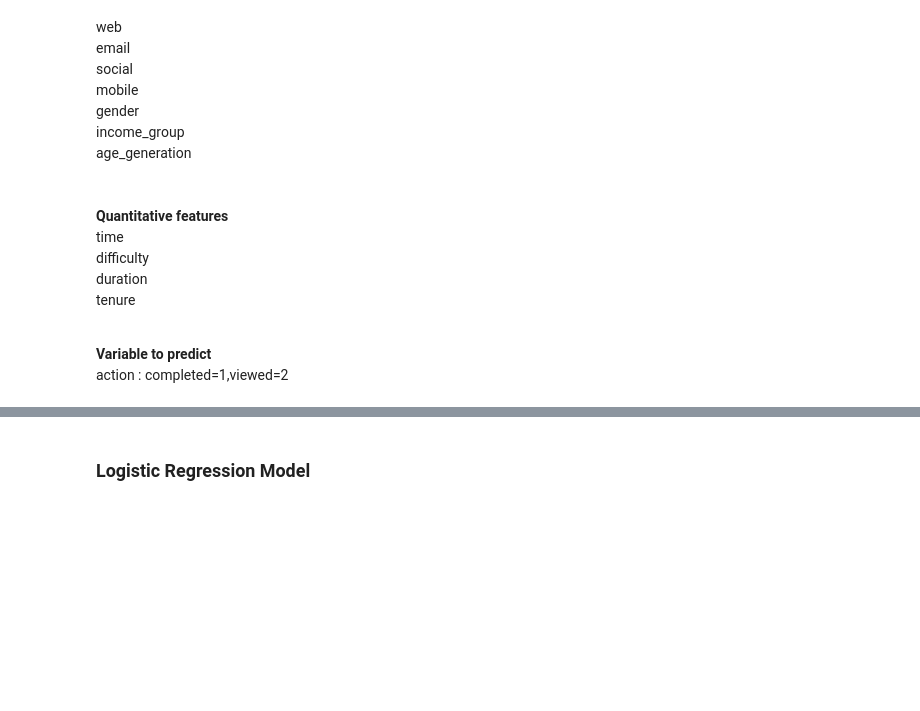
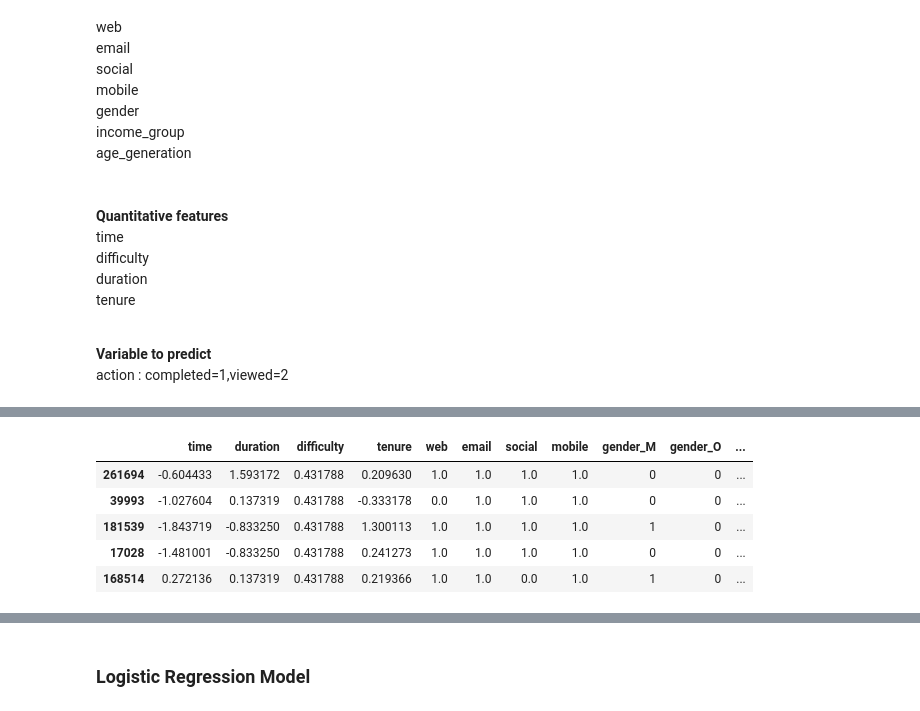
Before and after one commit to data-clash/Starbuck-Capstone-Challenge, a Jupyter notebook: Starbucks_Capstone.ipynb, the cells around one changed output, grey strips where cells are left out. Saved outputs shown, nothing was run; the diff lists cells and outputs as text; code cells hidden in the pictures; blank space fills up the shorter version.

```diff
--- a/Starbucks_Capstone.ipynb
+++ b/Starbucks_Capstone.ipynb
@@ -1101,0 +1128,10 @@ X_train, X_test, y_train, y_test = train_test_split(X, Y, test_size=0.3, random_
+# %%
+data=X_test[['time','duration','difficulty','tenure']]
+cat_data_test =X_test.drop(columns=['time','duration','difficulty','tenure'])
+# transform testing dataabs
+X_test = sc.fit_transform(X_test)
+#create a dataframe to keep both feature name and normalized values
+features_log_std_transform_test = pd.DataFrame(data = data)
+features_log_std_transform_test[col_names] = sc.fit_transform(data)
+# Show an example of a record with scaling applied
+display(features_log_std_transform_test.head(n = 5))
@@ -1102,3 +1158,12 @@ X_train, X_test, y_train, y_test = train_test_split(X, Y, test_size=0.3, random_
+# %%
+X_test.head()
+# %% [output]
+|  | time | duration | difficulty | tenure | web | email | social | mobile | gender_M | gender_O | ... |
+| 261694 | -0.604433 | 1.593172 | 0.431788 | 0.209630 | 1.0 | 1.0 | 1.0 | 1.0 | 0 | 0 | ... |
+| 39993 | -1.027604 | 0.137319 | 0.431788 | -0.333178 | 0.0 | 1.0 | 1.0 | 1.0 | 0 | 0 | ... |
+| 181539 | -1.843719 | -0.833250 | 0.431788 | 1.300113 | 1.0 | 1.0 | 1.0 | 1.0 | 1 | 0 | ... |
+| 17028 | -1.481001 | -0.833250 | 0.431788 | 0.241273 | 1.0 | 1.0 | 1.0 | 1.0 | 0 | 0 | ... |
+| 168514 | 0.272136 | 0.137319 | 0.431788 | 0.219366 | 1.0 | 1.0 | 0.0 | 1.0 | 1 | 0 | ... |
 # %%
 #function to predict model score
 def score_model(model):
```
Also changed, not shown: parts of 67 cells of this notebook, 1 other file.
